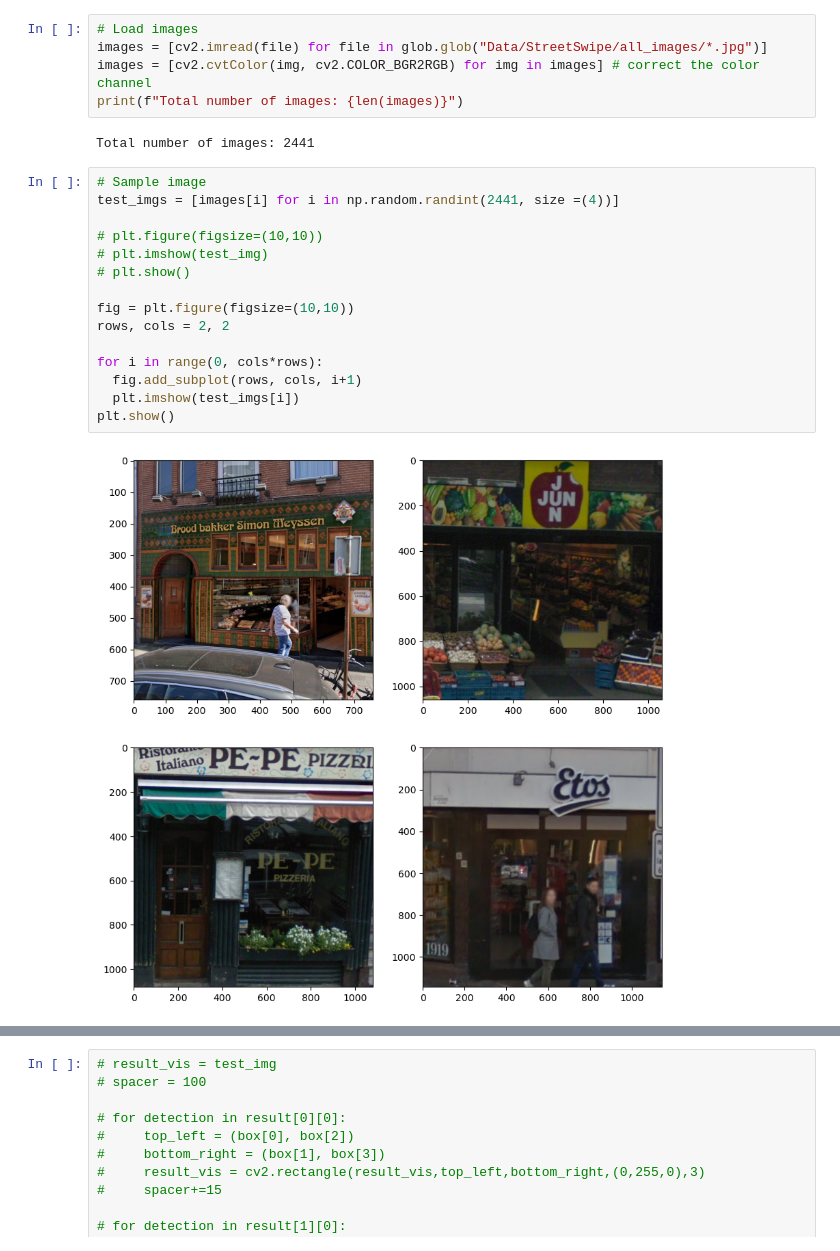
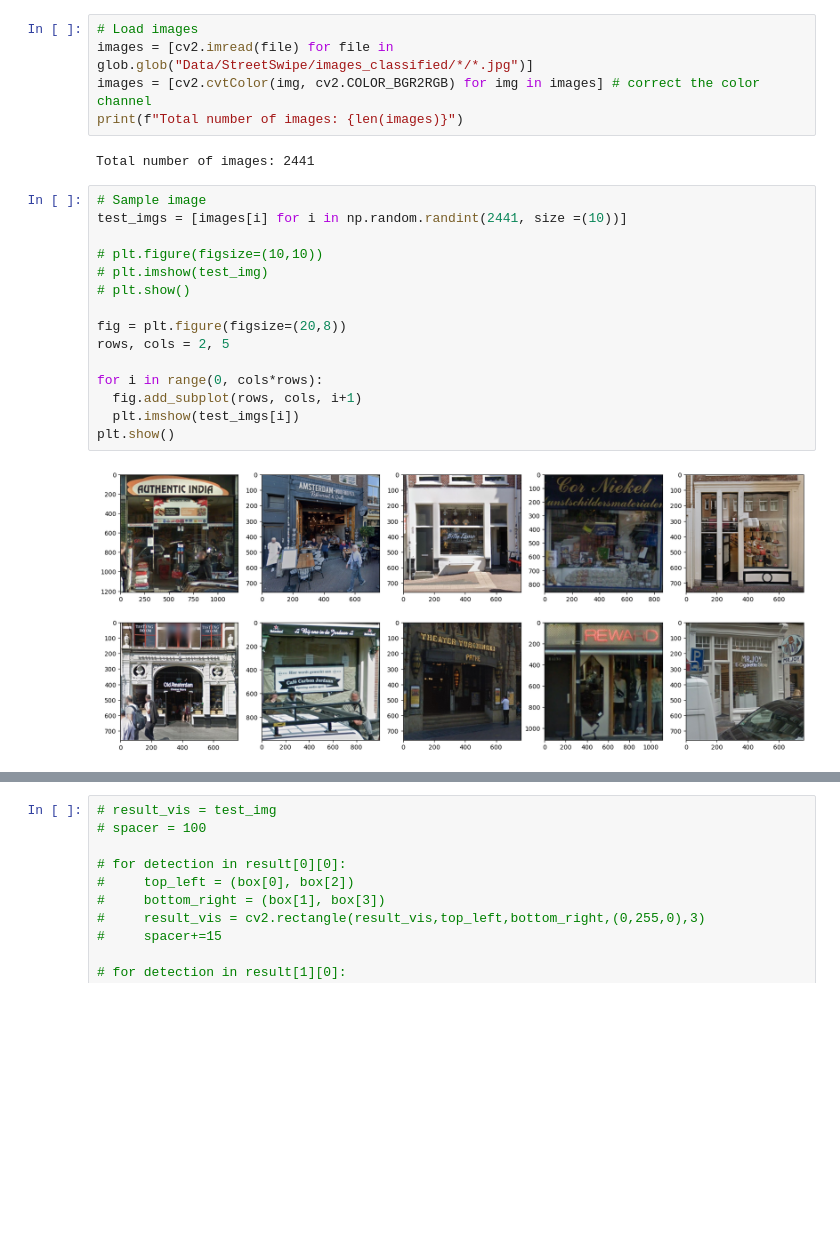
Before and after one commit to atran13/MSc-Thesis-Signs-of-Gentrification, a Jupyter notebook: EasyOCR Text detection.ipynb, the cells around one changed output, grey strips where cells are left out. Cells and saved outputs as stored; diff of their text form; blank space fills up the shorter version.

Commit message:
tiny test

```diff
--- a/EasyOCR Text detection.ipynb
+++ b/EasyOCR Text detection.ipynb
@@ -14,26 +14,26 @@ reader = easyocr.Reader(['en','nl'], gpu = False)
 Using CPU. Note: This module is much faster with a GPU.
 # %%
 # Load images
-images = [cv2.imread(file) for file in glob.glob("Data/StreetSwipe/all_images/*.jpg")]
+images = [cv2.imread(file) for file in glob.glob("Data/StreetSwipe/images_classified/*/*.jpg")]
 images = [cv2.cvtColor(img, cv2.COLOR_BGR2RGB) for img in images] # correct the color channel
 print(f"Total number of images: {len(images)}")
 # %% [output]
 Total number of images: 2441
 # %%
 # Sample image
-test_imgs = [images[i] for i in np.random.randint(2441, size =(4))]
+test_imgs = [images[i] for i in np.random.randint(2441, size =(10))]
 
 # plt.figure(figsize=(10,10))
 # plt.imshow(test_img)
 # plt.show()
 
-fig = plt.figure(figsize=(10,10))
-rows, cols = 2, 2
+fig = plt.figure(figsize=(20,8))
+rows, cols = 2, 5
 
 for i in range(0, cols*rows):
   fig.add_subplot(rows, cols, i+1)
   plt.imshow(test_imgs[i])
 plt.show()
 # %% [output]
-[figure, old version]
+[figure, new version]
 # %%
```
Also changed, not shown: parts of 2 cells of this notebook.
